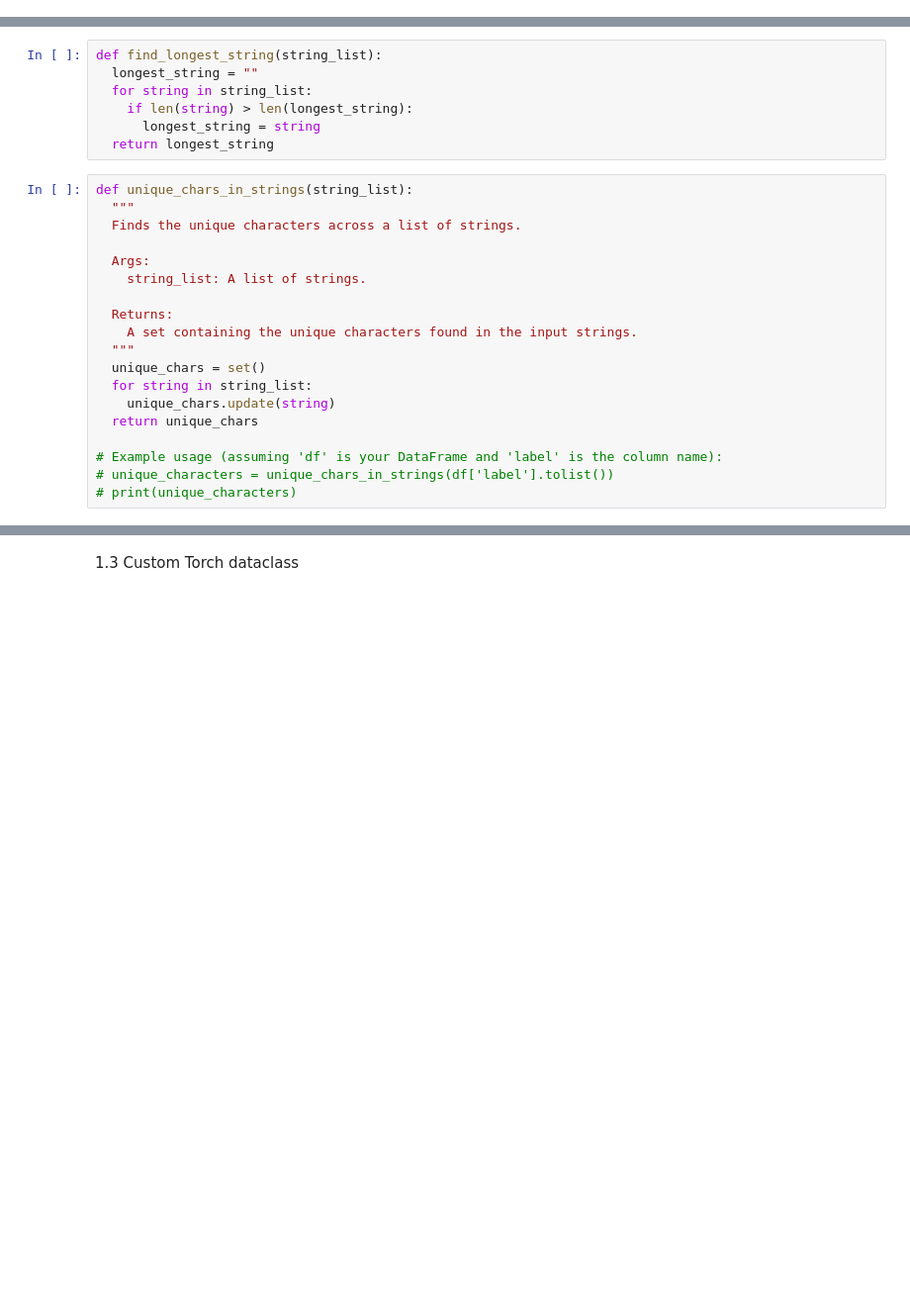
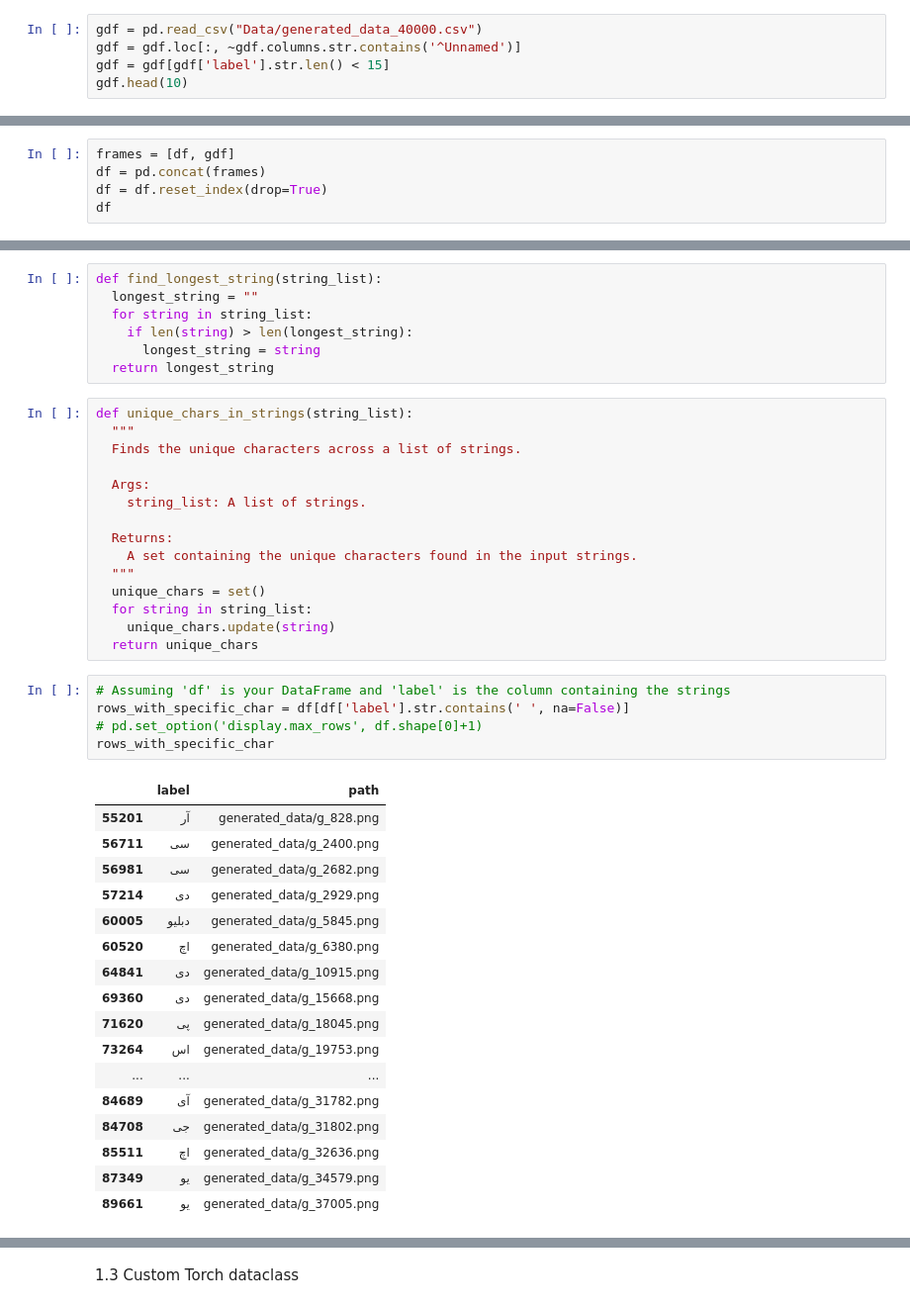
Before and after one commit to arman-hm/ParseText, a Jupyter notebook: Train_persian_OCR.ipynb, the cells around one changed output, grey strips where cells are left out. Shown at 99% size. Saved outputs shown, nothing was run; the diff lists cells and outputs as text; blank space fills up the shorter version.

```diff
--- a/Train_persian_OCR.ipynb
+++ b/Train_persian_OCR.ipynb
@@ -44,0 +45,5 @@ To enable the following instructions: AVX2 FMA, in other operations, rebuild Ten
+# %%
+gdf = pd.read_csv("Data/generated_data_40000.csv")
+gdf = gdf.loc[:, ~gdf.columns.str.contains('^Unnamed')]
+gdf = gdf[gdf['label'].str.len() < 15]
+gdf.head(10)
@@ -60,0 +98,5 @@ df.head(10)
+# %%
+frames = [df, gdf]
+df = pd.concat(frames)
+df = df.reset_index(drop=True)
+df
@@ -107,7 +181,26 @@ def unique_chars_in_strings(string_list):
   for string in string_list:
     unique_chars.update(string)
   return unique_chars
-
-# Example usage (assuming 'df' is your DataFrame and 'label' is the column name):
-# unique_characters = unique_chars_in_strings(df['label'].tolist())
-# print(unique_characters)
+# %%
+# Assuming 'df' is your DataFrame and 'label' is the column containing the strings
+rows_with_specific_char = df[df['label'].str.contains(' ', na=False)]
+# pd.set_option('display.max_rows', df.shape[0]+1)
+rows_with_specific_char
+# %% [output]
+|  | label | path |
+| 55201 | آر | generated_data/g_828.png |
+| 56711 | سی | generated_data/g_2400.png |
+| 56981 | سی | generated_data/g_2682.png |
+| 57214 | دی | generated_data/g_2929.png |
+| 60005 | دبلیو | generated_data/g_5845.png |
+| 60520 | اچ | generated_data/g_6380.png |
+| 64841 | دی | generated_data/g_10915.png |
+| 69360 | دی | generated_data/g_15668.png |
+| 71620 | پی | generated_data/g_18045.png |
+| 73264 | اس | generated_data/g_19753.png |
+| ... | ... | ... |
+| 84689 | آی | generated_data/g_31782.png |
+| 84708 | جی | generated_data/g_31802.png |
+| 85511 | اچ | generated_data/g_32636.png |
+| 87349 | یو | generated_data/g_34579.png |
+| 89661 | یو | generated_data/g_37005.png |
```
Also changed, not shown: parts of 41 cells of this notebook, 3 other files.
